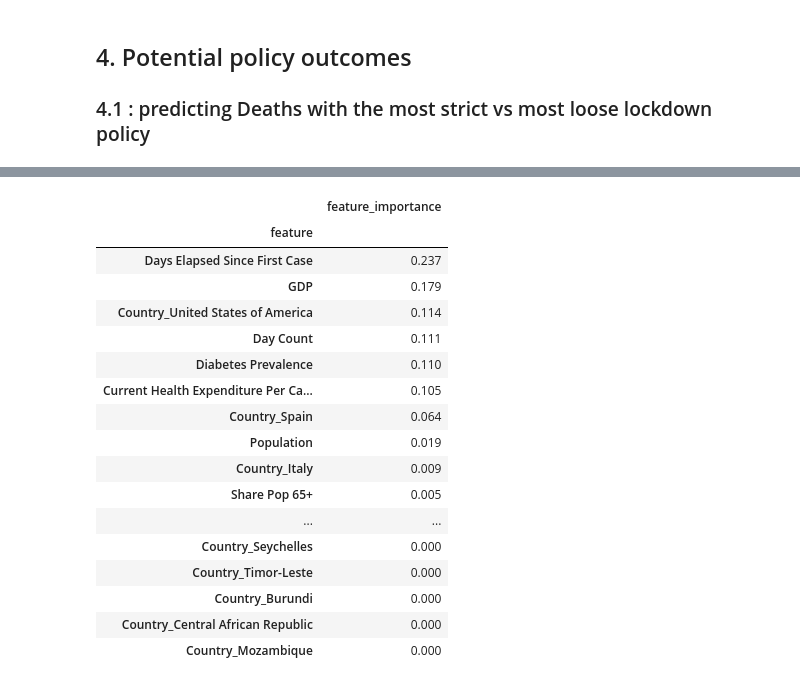
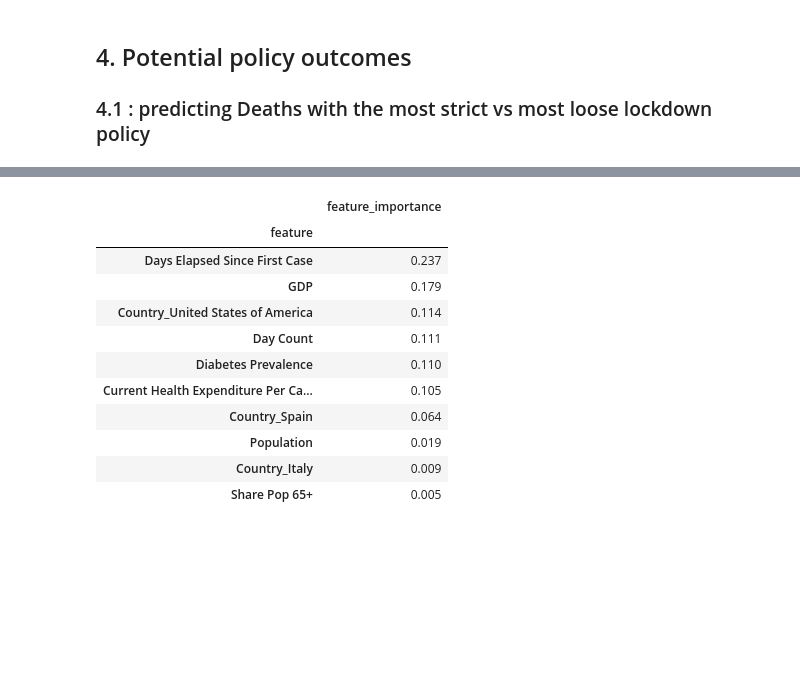
Before and after one commit to rceid/ML_Covid, a Jupyter notebook: scripts/model_fitting.ipynb, the cells around one changed output, grey strips where cells are left out. Drawn from its saved outputs; the diff is of its cells as text; code cells hidden in the pictures; blank space fills up the shorter version.

```diff
--- a/scripts/model_fitting.ipynb
+++ b/scripts/model_fitting.ipynb
@@ -749,7 +749,3 @@ Evalution_RMSE.to_pickle("../predictions/Evaluation_RMSE.pkl")
 # %% [markdown]
 ## 4. Potential policy outcomes
 ### 4.1 : predicting Deaths with the most strict vs most loose lockdown policy
-# %%
-pd.options.display.max_columns = None
-X_train
-## policy recommendation - to minimize Deaths
@@ -770,28 +752,22 @@ X_train
 # %%
 # important features
 features = pd.DataFrame({'feature': X_train.columns,
              'feature_importance': rf.feature_importances_})
 features = features.set_index('feature')
 #features.plot(kind='bar')
 pd.options.display.max_rows = None
-features.sort_values('feature_importance', ascending=False)
+features.sort_values('feature_importance', ascending=False).head(10)
 # %% [output]
 |  | feature_importance |
 | feature |  |
 | Days Elapsed Since First Case | 0.237 |
 | GDP | 0.179 |
 | Country_United States of America | 0.114 |
 | Day Count | 0.111 |
 | Diabetes Prevalence | 0.110 |
 | Current Health Expenditure Per Ca... | 0.105 |
 | Country_Spain | 0.064 |
 | Population | 0.019 |
 | Country_Italy | 0.009 |
 | Share Pop 65+ | 0.005 |
-| ... | ... |
-| Country_Seychelles | 0.000 |
-| Country_Timor-Leste | 0.000 |
-| Country_Burundi | 0.000 |
-| Country_Central African Republic | 0.000 |
-| Country_Mozambique | 0.000 |
 # %%
```
Also changed, not shown: parts of 6 cells of this notebook.
